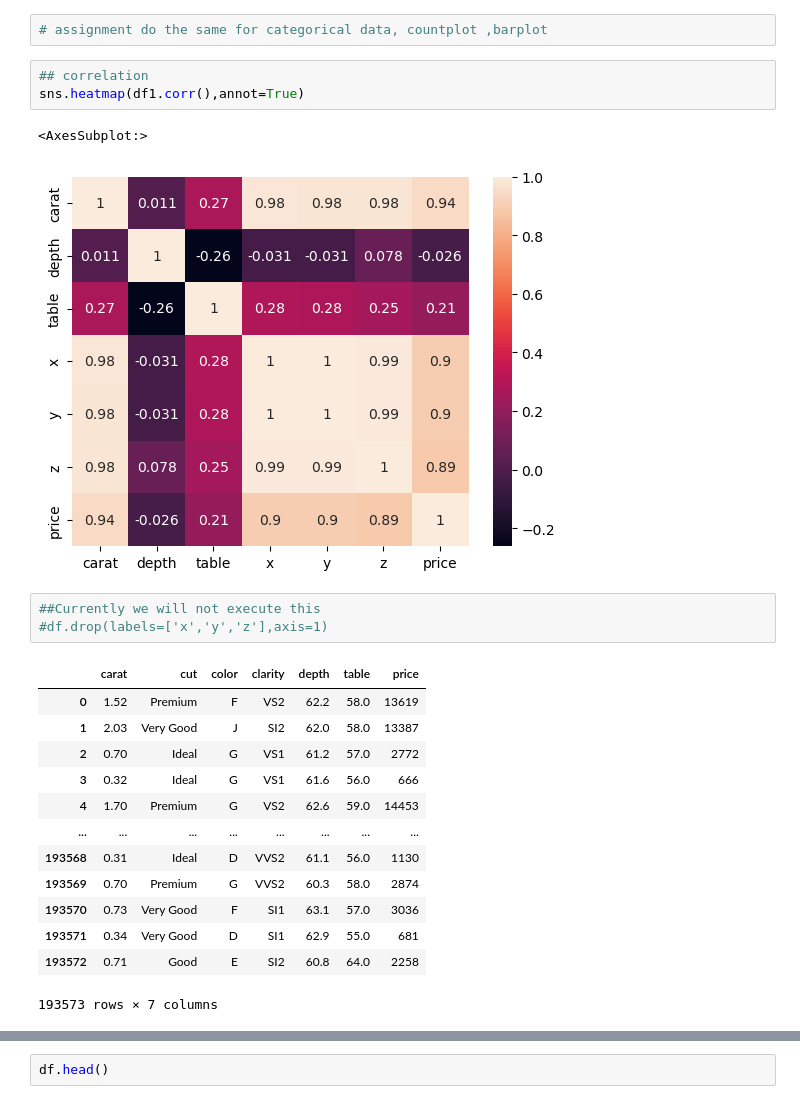
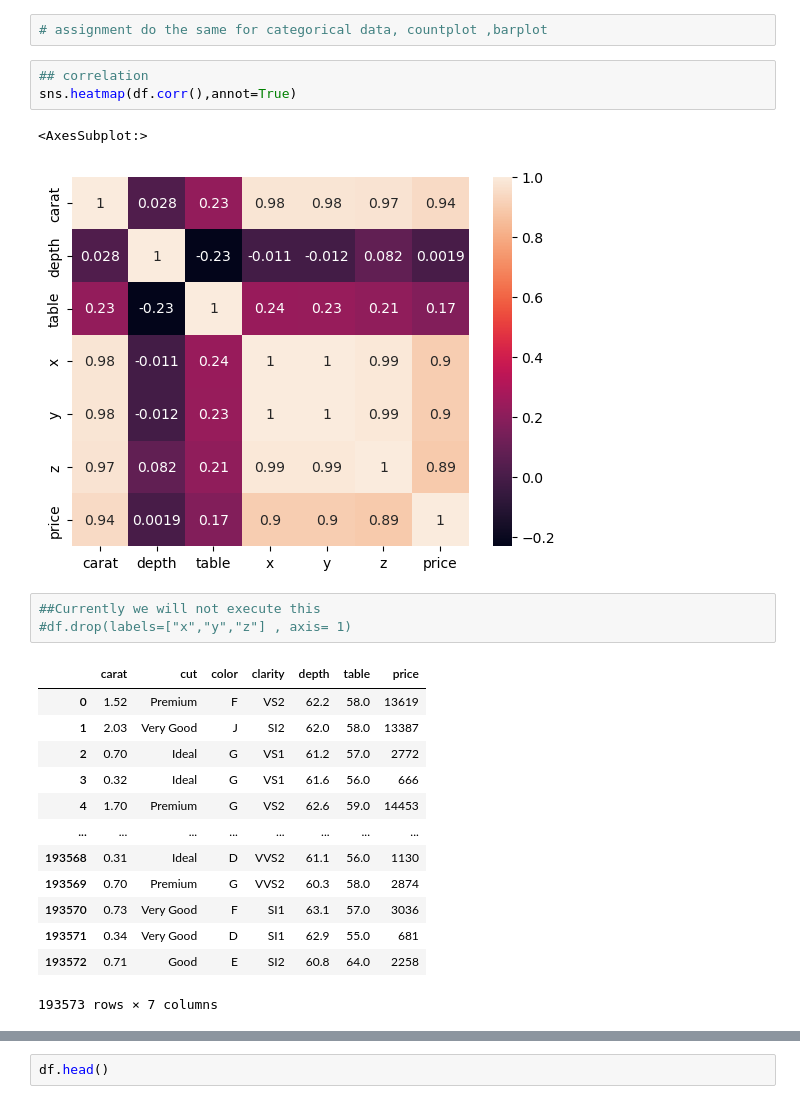
Before and after one commit to Mrinaldeshmukh22/Houseprice, a Jupyter notebook: notebooks/EDA.ipynb, the cells around one changed output, grey strips where cells are left out. Drawn from its saved outputs; the diff is of its cells as text.

```diff
--- a/notebooks/EDA.ipynb
+++ b/notebooks/EDA.ipynb
@@ -247,13 +248,13 @@ for i in numerical_columns:
 # assignment do the same for categorical data, countplot ,barplot
 # %%
 ## correlation
-sns.heatmap(df1.corr(),annot=True)
+sns.heatmap(df.corr(),annot=True)
 # %% [output]
 <AxesSubplot:>
-[figure, old version]
+[figure, new version]
 # %%
 ##Currently we will not execute this
-#df.drop(labels=['x','y','z'],axis=1)
+#df.drop(labels=["x","y","z"] , axis= 1)
 # %% [output]
 |  | carat | cut | color | clarity | depth | table | price |
 | 0 | 1.52 | Premium | F | VS2 | 62.2 | 58.0 | 13619 |
```
Also changed, not shown: parts of 7 cells of this notebook, 9 other files.
